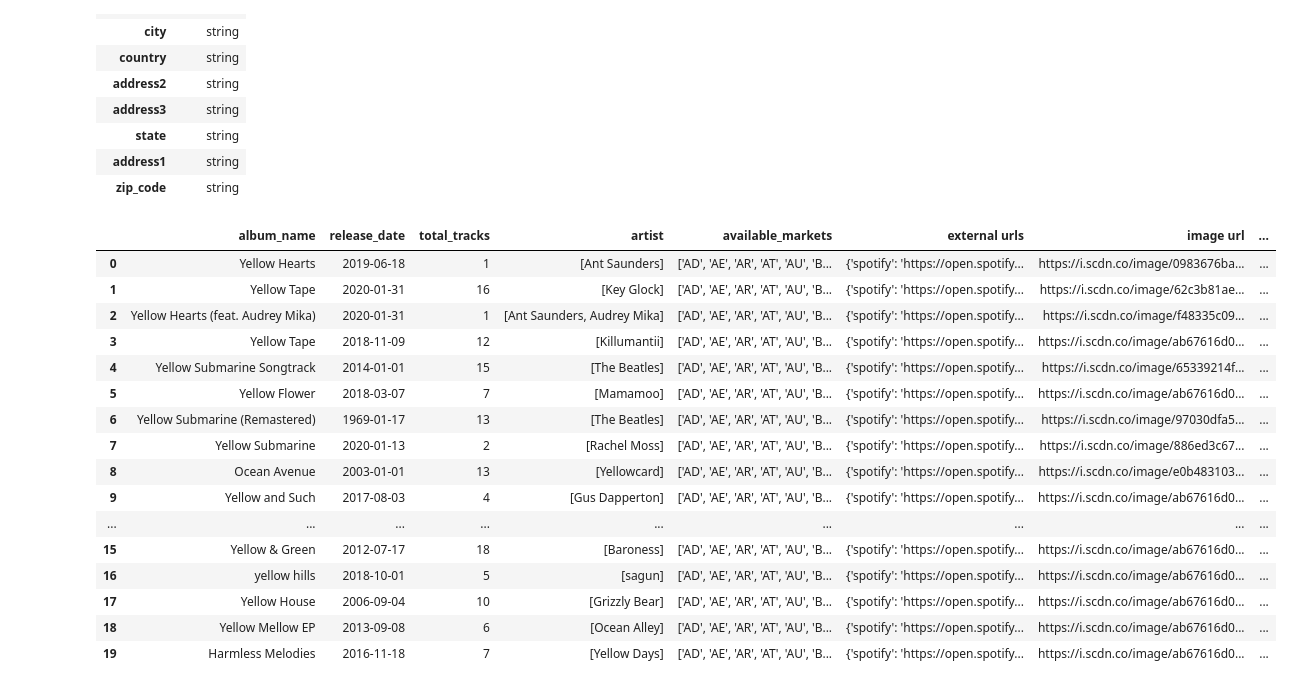
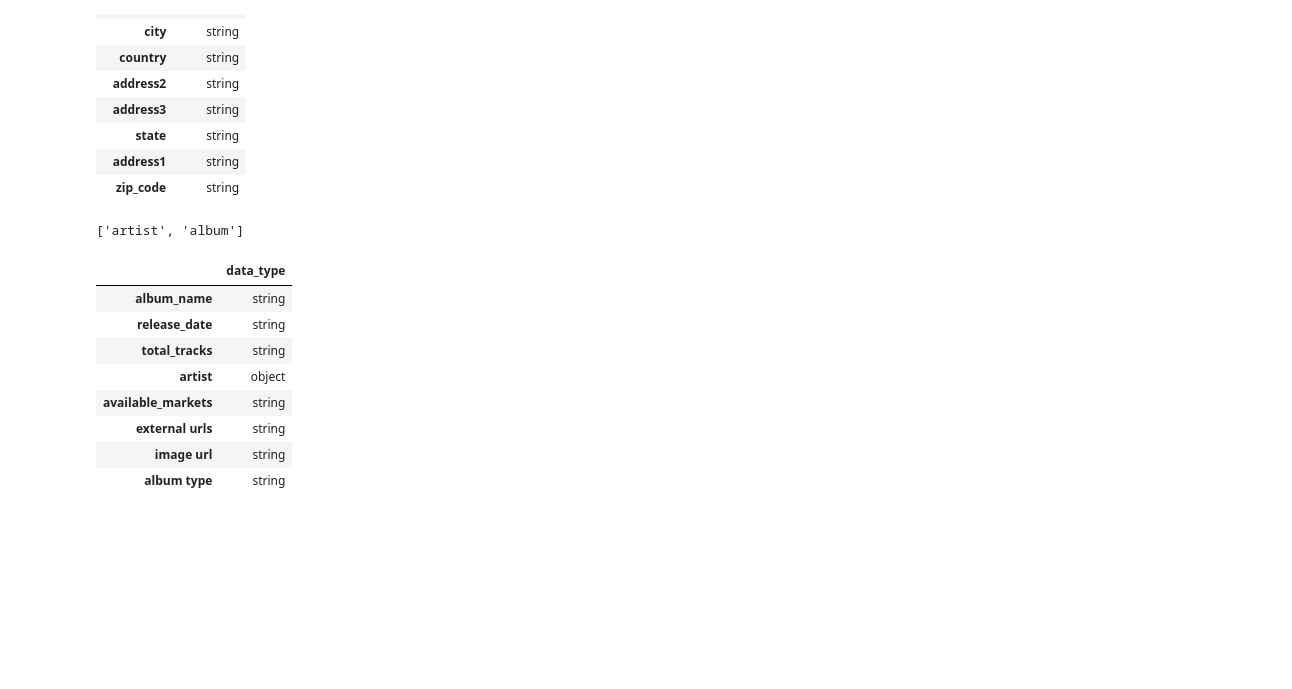
Before and after one commit to sfu-db/dataprep, a Jupyter notebook: demo.ipynb, the cells around one changed output. Drawn from its saved outputs; the diff is of its cells as text; code cells hidden in the pictures; blank space fills up the shorter version.

```diff
--- a/demo.ipynb
+++ b/demo.ipynb
@@ -54,30 +46,27 @@ dc.show_schema('restaurant')
 # %%
 client_id = '9f2b33cbc59c4fb3aac9aabdbd5b8d00'
 client_secret = 'ce1e42a3b39f4410897598bb70a21828'
 
 dc = Connector("file://DataConnectorConfigs/spotify", auth_params={"client_id": client_id, "client_secret": client_secret})
 #dc = Connector("file://../config_files/spotify", auth_params={"token":"BQDcmurGDG0hhjPsTaW-uMOlboOmT1S---VrnXIPKc0_lulIr94So6kH1tvoMThShFqVsK0ZlrQcrTcRcvtTlgaufV6IqpbWPiLKTFIT9QdstmcYXta7bXKDImA52dTHpzqLjEGFhDxszTqvsmcy0xpEvIZXPdKCVXI"})
 #df = dc.query("artist", q="adele")
-df = dc.query("album", q="yellow")
-df
+
+print(dc.table_names)
+dc.show_schema('album')
+
+# df = dc.query("album", q="yellow")
+# df
 # %% [output]
+['artist', 'album']
-|  | album_name | release_date | total_tracks | artist | available_markets | external urls | image url | ... |
-| 0 | Yellow Hearts | 2019-06-18 | 1 | [Ant Saunders] | ['AD', 'AE', 'AR', 'AT', 'AU', 'B... | {'spotify': 'https://open.spotify... | https://i.scdn.co/image/0983676ba... | ... |
-| 1 | Yellow Tape | 2020-01-31 | 16 | [Key Glock] | ['AD', 'AE', 'AR', 'AT', 'AU', 'B... | {'spotify': 'https://open.spotify... | https://i.scdn.co/image/62c3b81ae... | ... |
-| 2 | Yellow Hearts (feat. Audrey Mika) | 2020-01-31 | 1 | [Ant Saunders, Audrey Mika] | ['AD', 'AE', 'AR', 'AT', 'AU', 'B... | {'spotify': 'https://open.spotify... | https://i.scdn.co/image/f48335c09... | ... |
-| 3 | Yellow Tape | 2018-11-09 | 12 | [Killumantii] | ['AD', 'AE', 'AR', 'AT', 'AU', 'B... | {'spotify': 'https://open.spotify... | https://i.scdn.co/image/ab67616d0... | ... |
-| 4 | Yellow Submarine Songtrack | 2014-01-01 | 15 | [The Beatles] | ['AD', 'AE', 'AR', 'AT', 'AU', 'B... | {'spotify': 'https://open.spotify... | https://i.scdn.co/image/65339214f... | ... |
-| 5 | Yellow Flower | 2018-03-07 | 7 | [Mamamoo] | ['AD', 'AE', 'AR', 'AT', 'AU', 'B... | {'spotify': 'https://open.spotify... | https://i.scdn.co/image/ab67616d0... | ... |
-| 6 | Yellow Submarine (Remastered) | 1969-01-17 | 13 | [The Beatles] | ['AD', 'AE', 'AR', 'AT', 'AU', 'B... | {'spotify': 'https://open.spotify... | https://i.scdn.co/image/97030dfa5... | ... |
-| 7 | Yellow Submarine | 2020-01-13 | 2 | [Rachel Moss] | ['AD', 'AE', 'AR', 'AT', 'AU', 'B... | {'spotify': 'https://open.spotify... | https://i.scdn.co/image/886ed3c67... | ... |
-| 8 | Ocean Avenue | 2003-01-01 | 13 | [Yellowcard] | ['AD', 'AE', 'AR', 'AT', 'AU', 'B... | {'spotify': 'https://open.spotify... | https://i.scdn.co/image/e0b483103... | ... |
-| 9 | Yellow and Such | 2017-08-03 | 4 | [Gus Dapperton] | ['AD', 'AE', 'AR', 'AT', 'AU', 'B... | {'spotify': 'https://open.spotify... | https://i.scdn.co/image/ab67616d0... | ... |
-| ... | ... | ... | ... | ... | ... | ... | ... | ... |
-| 15 | Yellow & Green | 2012-07-17 | 18 | [Baroness] | ['AD', 'AE', 'AR', 'AT', 'AU', 'B... | {'spotify': 'https://open.spotify... | https://i.scdn.co/image/ab67616d0... | ... |
-| 16 | yellow hills | 2018-10-01 | 5 | [sagun] | ['AD', 'AE', 'AR', 'AT', 'AU', 'B... | {'spotify': 'https://open.spotify... | https://i.scdn.co/image/ab67616d0... | ... |
-| 17 | Yellow House | 2006-09-04 | 10 | [Grizzly Bear] | ['AD', 'AE', 'AR', 'AT', 'AU', 'B... | {'spotify': 'https://open.spotify... | https://i.scdn.co/image/ab67616d0... | ... |
-| 18 | Yellow Mellow EP | 2013-09-08 | 6 | [Ocean Alley] | ['AD', 'AE', 'AR', 'AT', 'AU', 'B... | {'spotify': 'https://open.spotify... | https://i.scdn.co/image/ab67616d0... | ... |
-| 19 | Harmless Melodies | 2016-11-18 | 7 | [Yellow Days] | ['AD', 'AE', 'AR', 'AT', 'AU', 'B... | {'spotify': 'https://open.spotify... | https://i.scdn.co/image/ab67616d0... | ... |
+|  | data_type |
+| album_name | string |
+| release_date | string |
+| total_tracks | string |
+| artist | object |
+| available_markets | string |
+| external urls | string |
+| image url | string |
+| album type | string |
 # %%
 client_id = 'j5bcIQapZUhRCWqfeRlz6jDIO'
 client_secret = 'Bc9KLr9csRuANgu0ImoSMR0mh7VH6l19GNwF6VJvzMOV0AXxym'
```
Also changed, not shown: parts of 6 cells of this notebook, 1 other file.
